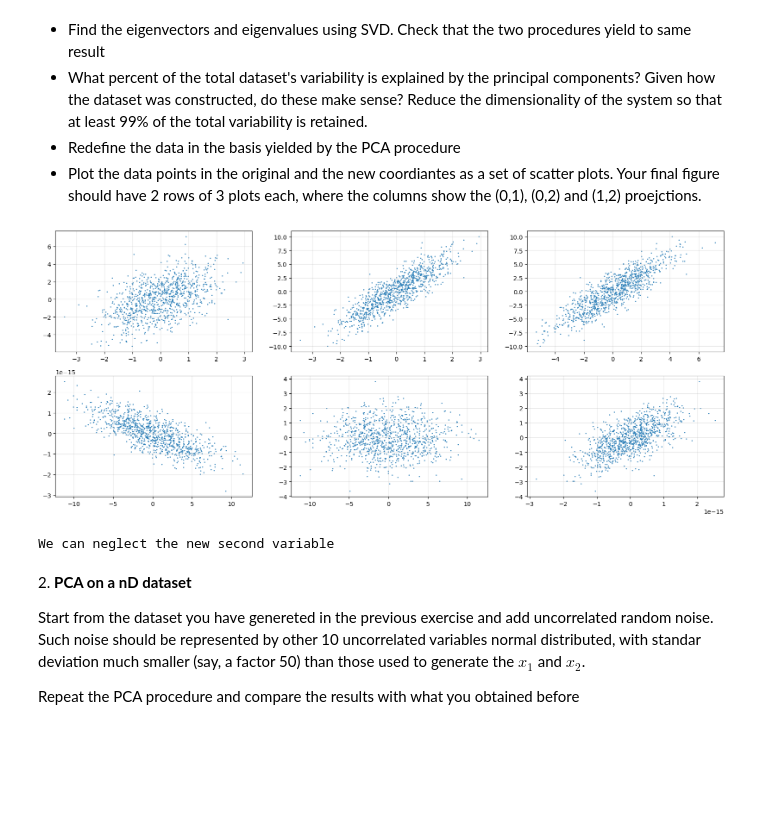
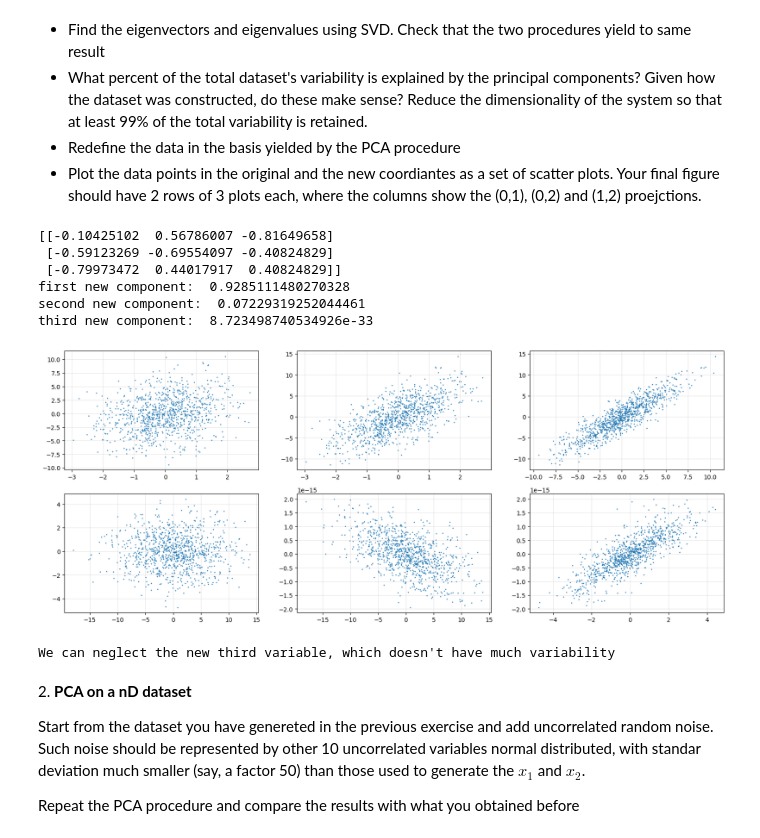
Before and after one commit to andrealorenzetto/LaboratoryOfComputationalPhysics_Y8, a Jupyter notebook: 08ex_LinearAlgebra.ipynb, the cells around one changed output. Drawn from its saved outputs; the diff is of its cells as text; code cells hidden in the pictures; blank space fills up the shorter version.

```diff
--- a/08ex_LinearAlgebra.ipynb
+++ b/08ex_LinearAlgebra.ipynb
@@ -13,41 +13,47 @@
 # %%
 import numpy as np
 import matplotlib.pyplot as plt
 from scipy import linalg as la
 
-size = 1000
-x1 = np.random.randn(size)
-x2 = x1 + np.sqrt(3)*np.random.randn(size)
+N = 1000
+x1 = np.random.randn(N)
+x2 = x1 + 3*np.random.randn(N)
 x3 = 2*x1 + x2
-df = np.array([x1, x2, 2*x1 + x2]).T
-Cov = np.cov(df.T)
-#print(Cov)
-l, V = la.eig(Cov)
-#print(V)
-#print(l)
-#print(np.dot(V,np.dot(np.diag(l),la.inv(V))))
-# print("first new component: ",l[0]/sum(l))
-# print("second new component: ",l[1]/sum(l))
-# print("third new component: ",l[2]/sum(l))
-df1 = (np.dot(V.T, df.T)).T
+df = np.array([x1,x2,x3])
+l, V = la.eig(np.cov(df))
+l = np.real_if_close(l)
+U, spectrum, Vt = la.svd(df)
+spectrum = np.real_if_close(spectrum)
+l1 = spectrum**2/(N-1)
+print(U)
+print("first new component: ",l1[0]/sum(l))
+print("second new component: ",l1[1]/sum(l))
+print("third new component: ",l1[2]/sum(l))
+df1 = np.dot(U.T,df)
 fig, ax = plt.subplots(nrows = 2, ncols = 3, figsize = (20, 8))
 ax[0][0].grid(alpha = 0.3)
-ax[0][0].scatter(df[:,0],df[:,1], s = 0.7)
+ax[0][0].scatter(df[0,:],df[1,:], s = 0.7)
 ax[0][1].grid(alpha = 0.3)
-ax[0][1].scatter(df[:,0],df[:,2], s = 0.7)
+ax[0][1].scatter(df[0,:],df[2,:], s = 0.7)
 ax[0][2].grid(alpha = 0.3)
-ax[0][2].scatter(df[:,1],df[:,2], s = 0.7)
+ax[0][2].scatter(df[1,:],df[2,:], s = 0.7)
 ax[1][0].grid(alpha = 0.3)
-ax[1][0].scatter(df1[:,0],df1[:,1], s = 0.7)
+ax[1][0].scatter(df1[0,:],df1[1,:], s = 0.7)
 ax[1][1].grid(alpha = 0.3)
-ax[1][1].scatter(df1[:,0],df1[:,2], s = 0.7)
+ax[1][1].scatter(df1[0,:],df1[2,:], s = 0.7)
 ax[1][2].grid(alpha = 0.3)
-ax[1][2].scatter(df1[:,1],df1[:,2], s = 0.7)
+ax[1][2].scatter(df1[1,:],df1[2,:], s = 0.7)
 plt.show()
-print("We can neglect the new second variable, which doesn't have much variability")
+print("We can neglect the new third variable, which doesn't have much variability")
 # %% [output]
+[[-0.10425102  0.56786007 -0.81649658]
+ [-0.59123269 -0.69554097 -0.40824829]
+ [-0.79973472  0.44017917  0.40824829]]
+first new component:  0.9285111480270328
+second new component:  0.07229319252044461
+third new component:  8.723498740534926e-33
-[figure, old version]
+[figure, new version]
-We can neglect the new second variable
+We can neglect the new third variable, which doesn't have much variability
 # %% [markdown]
 2\. **PCA on a nD dataset**
 
```
Also changed, not shown: parts of 2 cells of this notebook.
